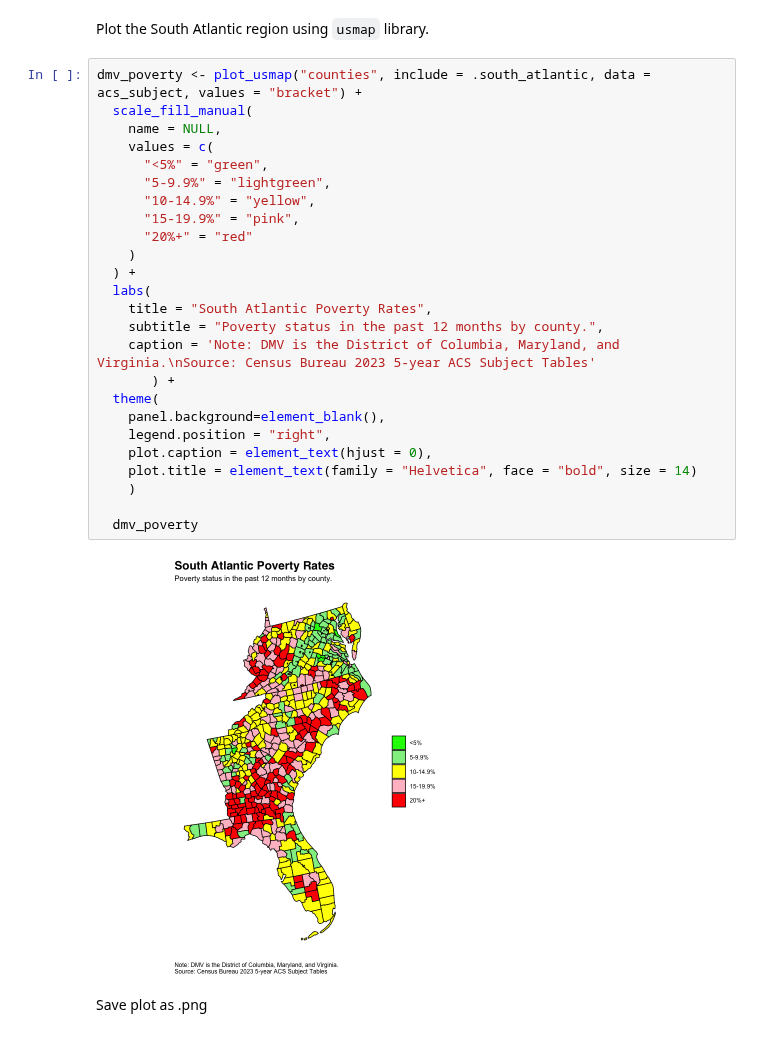
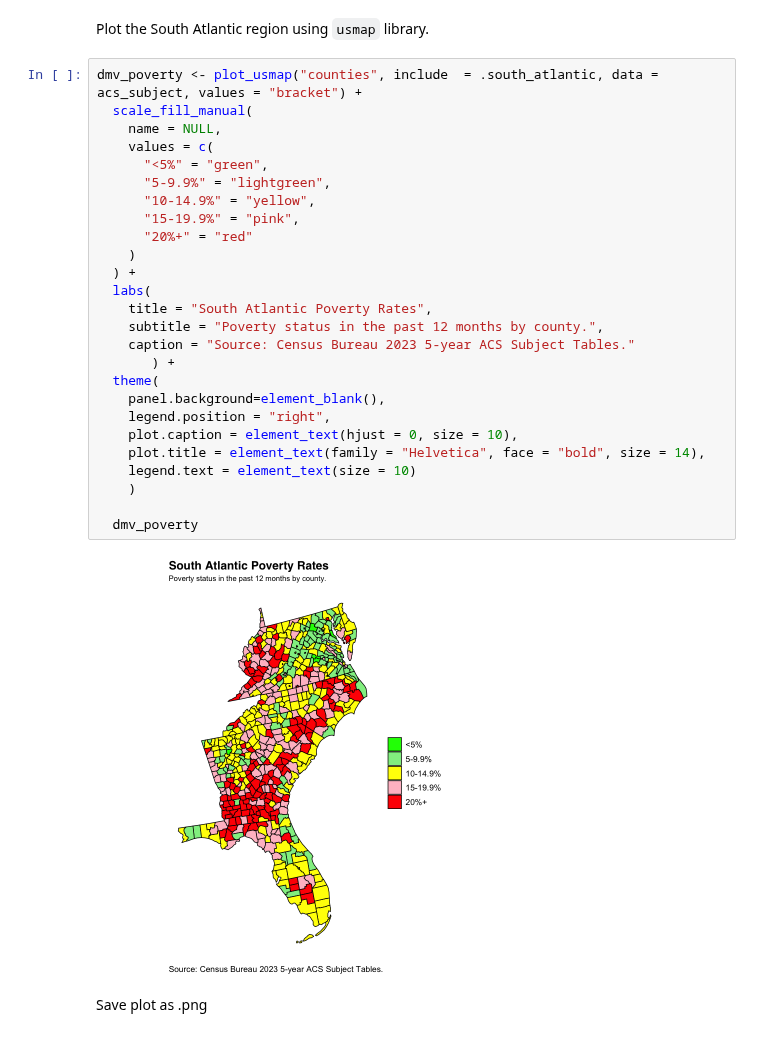
Before and after one commit to maha4028/economic-charting, a Jupyter notebook: code/poverty.ipynb, the cells around one changed output. Saved outputs shown, nothing was run; the diff lists cells and outputs as text.

Commit message:
poverty caption

```diff
--- a/code/poverty.ipynb
+++ b/code/poverty.ipynb
@@ -50,32 +86,33 @@ acs_subject <- acs_subject %>%
 # %% [markdown]
 Plot the South Atlantic region using `usmap` library.
 # %%
-dmv_poverty <- plot_usmap("counties", include = .south_atlantic, data = acs_subject, values = "bracket") +
+dmv_poverty <- plot_usmap("counties", include  = .south_atlantic, data = acs_subject, values = "bracket") +
   scale_fill_manual(
     name = NULL,
     values = c(
       "<5%" = "green",
       "5-9.9%" = "lightgreen",
       "10-14.9%" = "yellow",
       "15-19.9%" = "pink",
       "20%+" = "red"
     )
   ) +
   labs(
     title = "South Atlantic Poverty Rates",
     subtitle = "Poverty status in the past 12 months by county.",
-    caption = 'Note: DMV is the District of Columbia, Maryland, and Virginia.\nSource: Census Bureau 2023 5-year ACS Subject Tables'
+    caption = "Source: Census Bureau 2023 5-year ACS Subject Tables."
        ) +
   theme(
     panel.background=element_blank(),
     legend.position = "right",
-    plot.caption = element_text(hjust = 0),
-    plot.title = element_text(family = "Helvetica", face = "bold", size = 14)
+    plot.caption = element_text(hjust = 0, size = 10),
+    plot.title = element_text(family = "Helvetica", face = "bold", size = 14),
+    legend.text = element_text(size = 10)
     )
 
   dmv_poverty
 # %% [output]
-[figure, old version]
+[figure, new version]
 # %% [markdown]
 Save plot as .png
 # %%
```
Also changed, not shown: parts of 3 cells of this notebook, 2 other files.
